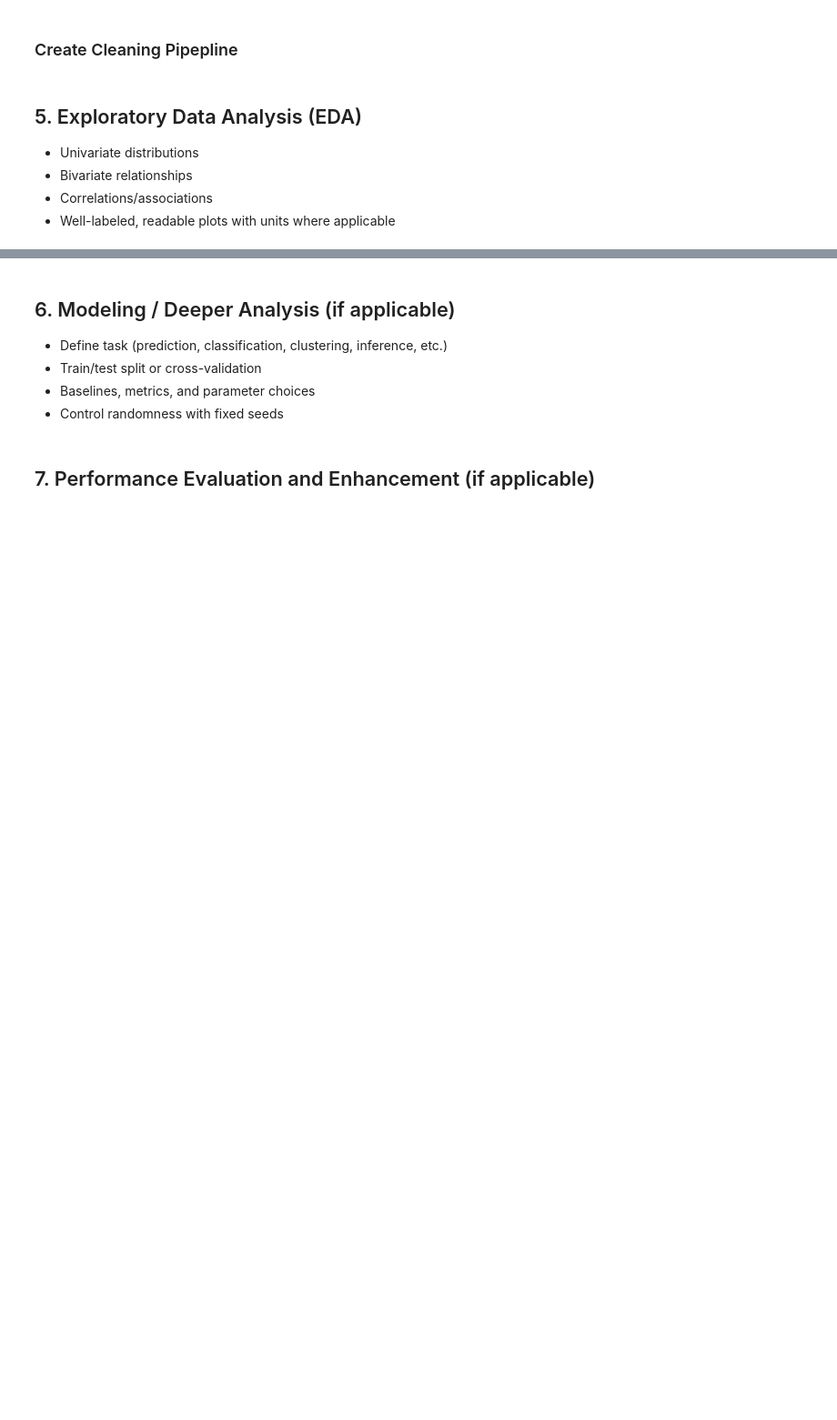
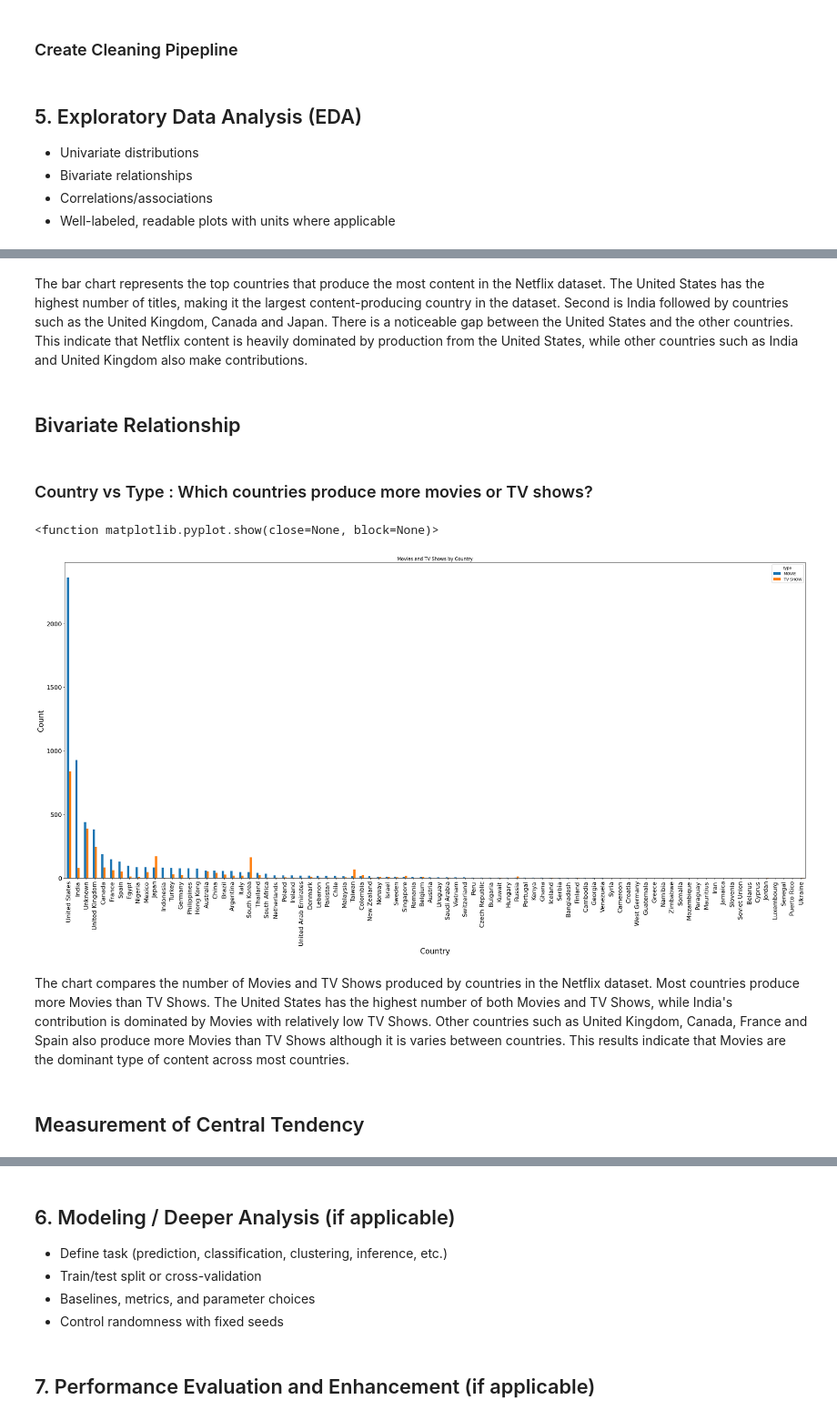
Before and after one commit to liya-eng/DSF_PROJECT, a Jupyter notebook: TT6L_G04_Notebook.ipynb, the cells around one changed output, grey strips where cells are left out. Shown at 91% size. Cells and saved outputs as stored; diff of their text form; code cells hidden in the pictures; blank space fills up the shorter version.

```diff
--- a/TT6L_G04_Notebook.ipynb
+++ b/TT6L_G04_Notebook.ipynb
@@ -229,0 +312,38 @@ clean_netflix.to_csv('netflix_cleaned.csv', index = False)
+# %% [markdown]
+The bar chart represents the top countries that produce the most content in the Netflix dataset. The United States has the highest number of titles, making it the largest content-producing country in the dataset. Second is India followed by countries such as the United Kingdom, Canada and Japan. There is a noticeable gap between the United States and the other countries. This indicate that Netflix content is heavily dominated by production from the United States, while other countries such as India and United Kingdom also make contributions.
+# %% [markdown]
+## Bivariate Relationship
+# %% [markdown]
+### Country vs Type : Which countries produce more movies or TV shows?
+# %%
+country_type = (netflix_cleaned.groupby(['country', 'type'])
+                .size()
+                .unstack(fill_value=0)
+                )
+
+# find countries with most movies
+country_type.sort_values('MOVIE', ascending=False)
+
+# find countries with most TV shows
+country_type.sort_values('TV SHOW', ascending=False)
+
+country_type.sort_values('MOVIE', ascending=False).plot(
+    kind='bar',
+    figsize=(35,15),
+)
+
+plt.title('Movies and TV Shows by Country')
+plt.ylabel('Count', fontsize=20)
+plt.xlabel('Country', fontsize=20)
+
+plt.xticks(fontsize=16)
+plt.yticks(fontsize=16)
+
+plt.show
+# %% [output]
+<function matplotlib.pyplot.show(close=None, block=None)>
+[figure, added]
+# %% [markdown]
+The chart compares the number of Movies and TV Shows produced by countries in the Netflix dataset. Most countries produce more Movies than TV Shows. The United States has the highest number of both Movies and TV Shows, while India's contribution is dominated by Movies with relatively low TV Shows. Other countries such as United Kingdom, Canada, France and Spain also produce more Movies than TV Shows although it is varies between countries. This results indicate that Movies are the dominant type of content across most countries.
+# %% [markdown]
+## Measurement of Central Tendency
```
Also changed, not shown: parts of 128 cells of this notebook.
